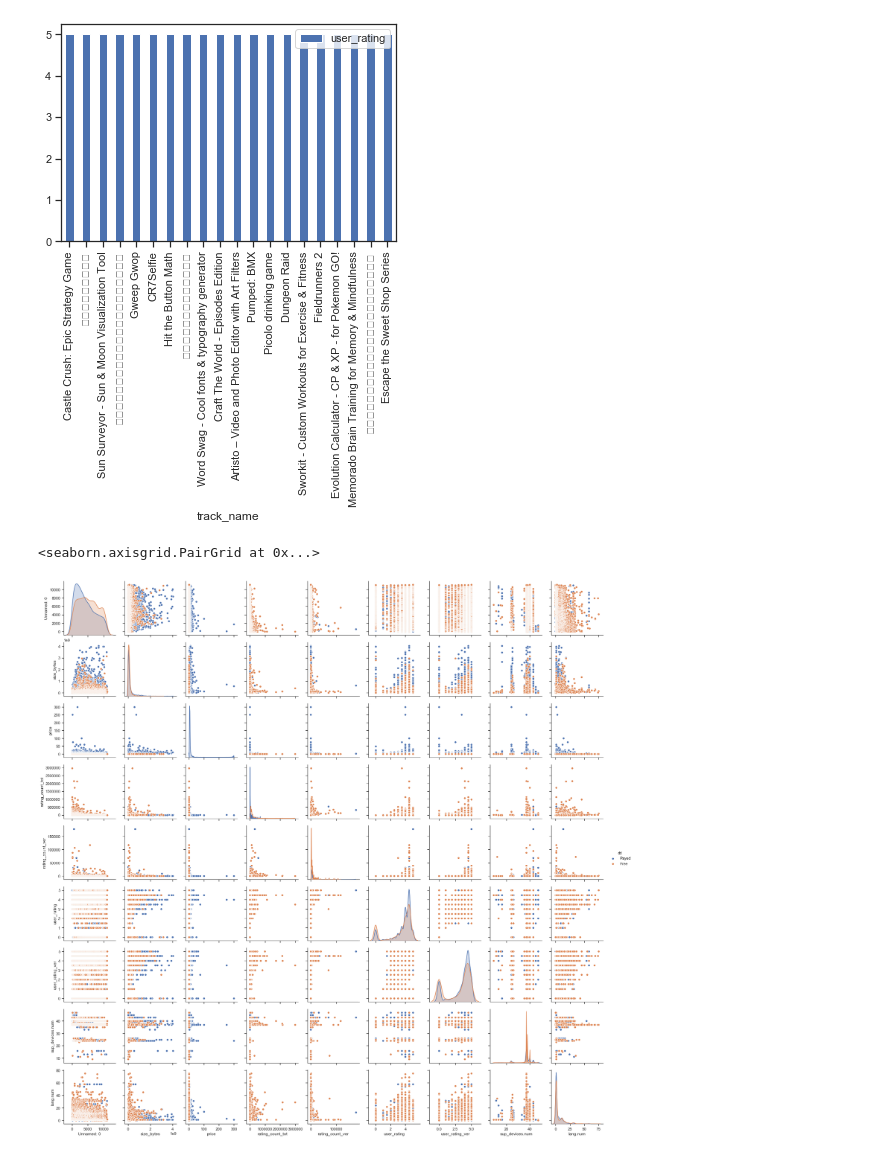
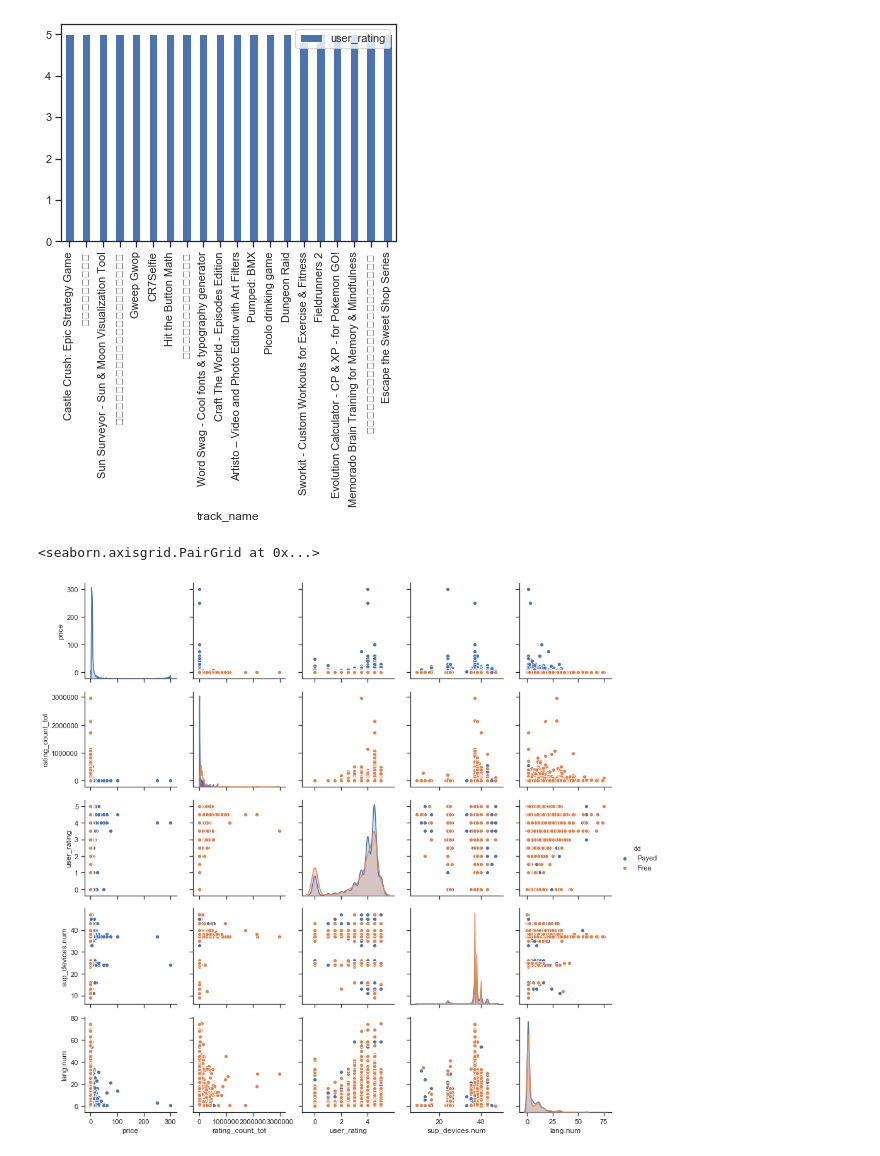
Before and after one commit to MtheEPIC/KaggleProj, a Jupyter notebook: Apple_Visualization.ipynb, the cells around one changed output. Cells and saved outputs as stored; diff of their text form; code cells hidden in the pictures.

Commit message:
pi plot

```diff
--- a/Apple_Visualization.ipynb
+++ b/Apple_Visualization.ipynb
@@ -58,20 +58,15 @@ df.sort_values(['user_rating'])[-20:][['track_name', 'user_rating']].set_index('
 # %%
 #Tar 6
 dfPair = sns.load_dataset("iris")
-# g = sns.pairplot(dfPair)
 dfFree = df[df['price'] == 0][['rating_count_tot', 'user_rating', 'prime_genre']]
 dfPayed = df[df['price'] != 0][['rating_count_tot', 'user_rating', 'prime_genre']]
-# sns.pairplot(df.groupby())
 dfFree
 dfPair
 dfTmp = df.copy()
-# for x in df['price'] == 0:
-#     print(x)
 tt = ['Free' if x else 'Payed' for x in df['price'] == 0]
-# print(tt)
 dfTmp['dd'] = tt
 dfTmp
-sns.pairplot(dfTmp, hue="dd")
+sns.pairplot(dfTmp[['dd', 'price', 'rating_count_tot', 'user_rating', 'sup_devices.num', 'lang.num']], hue="dd")
 # %% [output]
 <seaborn.axisgrid.PairGrid at 0x...>
-[figure, old version]
+[figure, new version]
```
Also changed, not shown: parts of 1 cell of this notebook.
